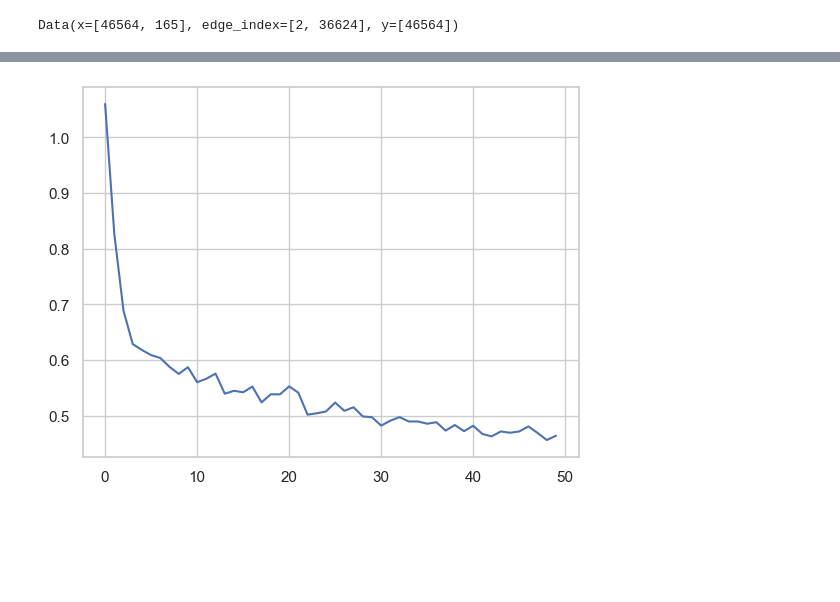
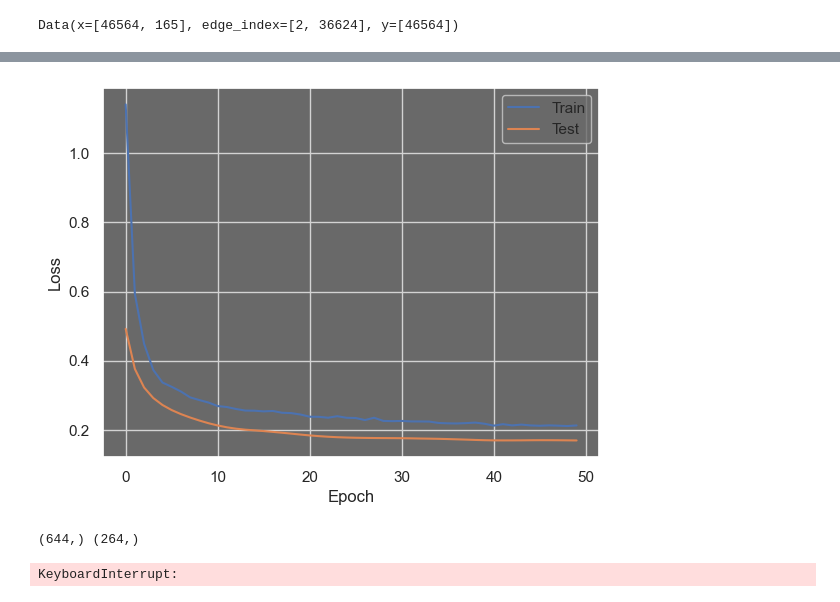
Before and after one commit to CachoobiDoobi/Anti-Money-Laundering-GNNs, a Jupyter notebook: Elliptic/main.ipynb, the cells around one changed output, grey strips where cells are left out. Drawn from its saved outputs; the diff is of its cells as text; code cells hidden in the pictures; blank space fills up the shorter version.

```diff
--- a/Elliptic/main.ipynb
+++ b/Elliptic/main.ipynb
@@ -212,3 +213,2 @@ print(U1, p)
 # %%
-
-GAT = GraphAttentionNetwork(node_dim=data["train"][0].x.shape[1], output_dim=2, hidden_dim=256, n_gnn_layers=1, heads=2, dropout_rate=0.5).to(device)
+GAT = GraphAttentionNetwork(node_dim=data.x.shape[1], output_dim=2, hidden_dim=512, n_gnn_layers=3, heads=2, dropout_rate=0.1).to(device)
@@ -226,30 +224,27 @@ best_model = None
 best_valid_auc = 0
 best_result = None
 losses = []
+best_test_losS = 1e9
 
 for epoch in range(1, 1 + epochs):
     # train with random split
-    loss = train(GAT, data['train'], optimizer, loss_fn, device)
-    losses.append(loss)
-    result = test(GAT, data, device)
-    train_acc, val_acc, test_acc, train_auc, val_auc, test_auc = result
-    if val_auc > best_valid_auc:
-        best_valid_auc = val_auc
+    train_losses = []
+test_losses = []
+
+for epoch in range(1, 1 + epochs):
+    # train with random split
+    loss = train(GAT, loader,train_mask, optimizer, loss_fn, device)
+    train_losses.append(loss)
+    result, test_loss = test(GAT, loader,loss_fn,test_mask, device)
+    test_losses.append(test_loss)
+    if test_loss > best_test_loss:
+        best_test_loss = test_loss
         best_model = copy.deepcopy(GAT)
-        best_result = [train_acc, val_acc, test_acc, train_auc, val_auc, test_auc]
     if epoch % 10 == 0:
-        print('Epoch: {:02},'.format(epoch),
-              'Loss:{:.4f}'.format(loss),
-              'Train:\n{}\n'.format(train_acc),
-              'Train_auc_roc: {}'.format(train_auc),
-              '\n\n'
-              'Valid:\n{}\n'.format(val_acc),
-              'Val_auc_roc: {}'.format(val_auc),
-              '\n\n'
-              'Test:\n{}\n'.format(test_acc),
-              'Test_auc_roc: {}'.format(test_auc),
-              '\n'
-              )
+        print("Epoch: ", epoch)
+        for item, amount in result.items():
+                print("{} ({})".format(item, amount))
+        print("############################")
 state = {"net":best_model.state_dict(), "optimizer":optimizer.state_dict()}
 torch.save(state, "gat.pt")
 # %% [output]
@@ -257,5 +268,34 @@ NameError: name 'GAT' is not defined
-# %%
-plt.plot(losses)
-plt.show()
-# %% [output]
-[figure, removed]
+# %%
+plt.plot(train_losses, label="Train")
+plt.plot(test_losses, label="Test")
+plt.legend()
+plt.xlabel("Epoch")
+plt.ylabel("Loss")
+plt.show()
+# %% [output]
+[figure, added]
+# %%
+# class 1 lict
+# class 0 ilicit
+c, w = get_ilicit_predictions(GAT, loader, test_mask, device)
+c, w = c[0], w[0]
+print(c.shape, w.shape)
+# %% [output]
+(644,) (264,)
+# %%
+explainer = Explainer(
+    model=GAT,
+    algorithm=GNNExplainer(epochs=200),
+    explanation_type='model',
+    node_mask_type='attributes',
+    edge_mask_type='object',
+    model_config=dict(
+        mode='multiclass_classification',
+        task_level='node',
+        return_type='log_probs',
+    )
+)
+explanation_correct = explainer(data.x, data.edge_index, index=c)
+explanation_wrong = explainer(data.x, data.edge_index, index=w)
+# %% [output]
+KeyboardInterrupt:
```
Also changed, not shown: parts of 17 cells of this notebook, 1 other file.
